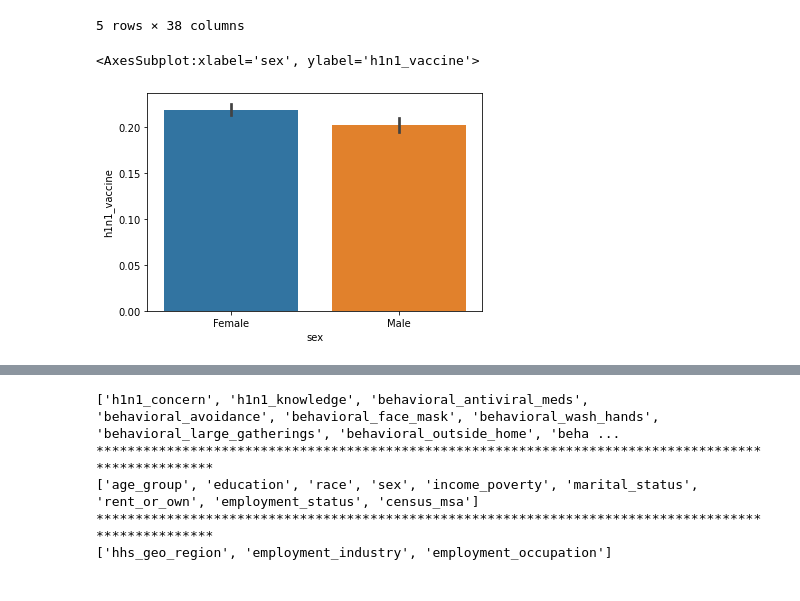
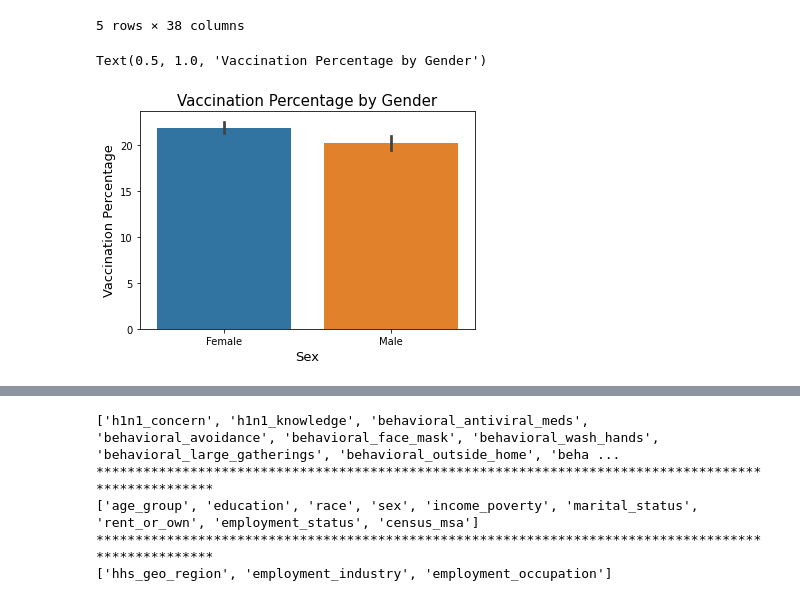
Before and after one commit to emykes/Flu_Vaccination_ML, a Jupyter notebook: Notebooks/Brooke/Brooke_EDA.ipynb, the cells around one changed output, grey strips where cells are left out. Cells and saved outputs as stored; diff of their text form; code cells hidden in the pictures.

Commit message:
made some more demographic graphs

```diff
--- a/Notebooks/Brooke/Brooke_EDA.ipynb
+++ b/Notebooks/Brooke/Brooke_EDA.ipynb
@@ -165,7 +166,10 @@ df.head()
 df2 = df.copy()
 # %%
 # Gender and h1n1 vaccination status bar graph
-sns.barplot(x=df2['sex'], y=df2['h1n1_vaccine'])
+gender_demo = sns.barplot(x=df2['sex'], y=df2['h1n1_vaccine']*100)
+gender_demo.set_xlabel('Sex', fontsize = 13)
+gender_demo.set_ylabel('Vaccination Percentage', fontsize=13)
+gender_demo.set_title('Vaccination Percentage by Gender', fontsize=15)
 # %% [output]
-<AxesSubplot:xlabel='sex', ylabel='h1n1_vaccine'>
+Text(0.5, 1.0, 'Vaccination Percentage by Gender')
-[figure, old version]
+[figure, new version]
```
Also changed, not shown: parts of 19 cells of this notebook.
